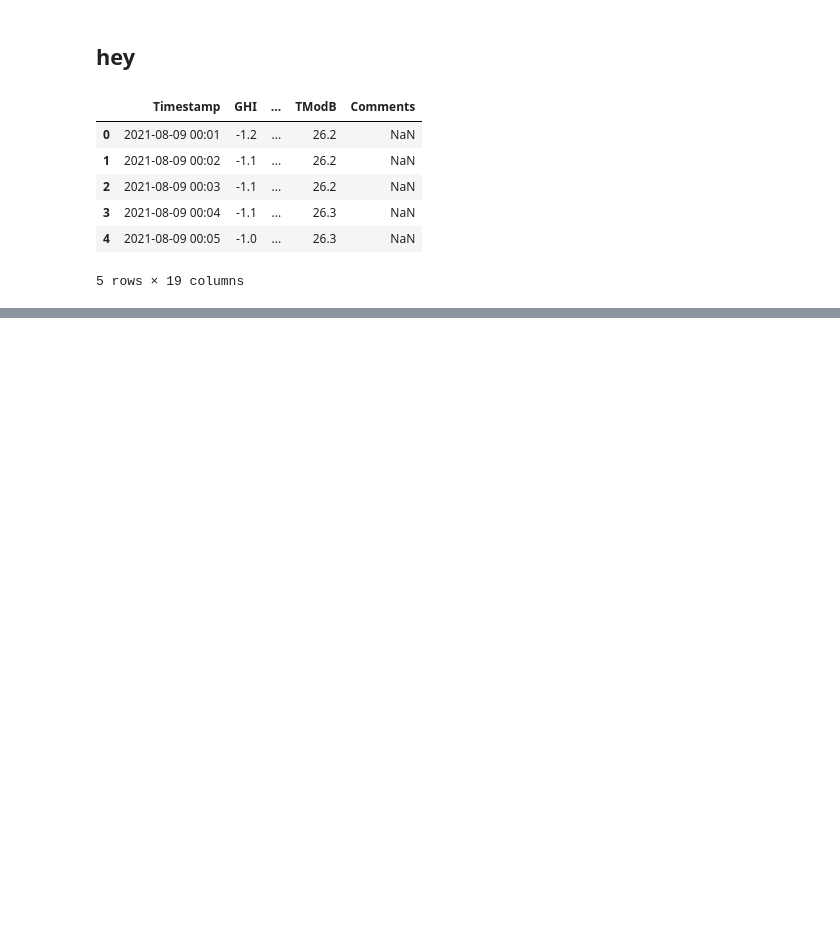
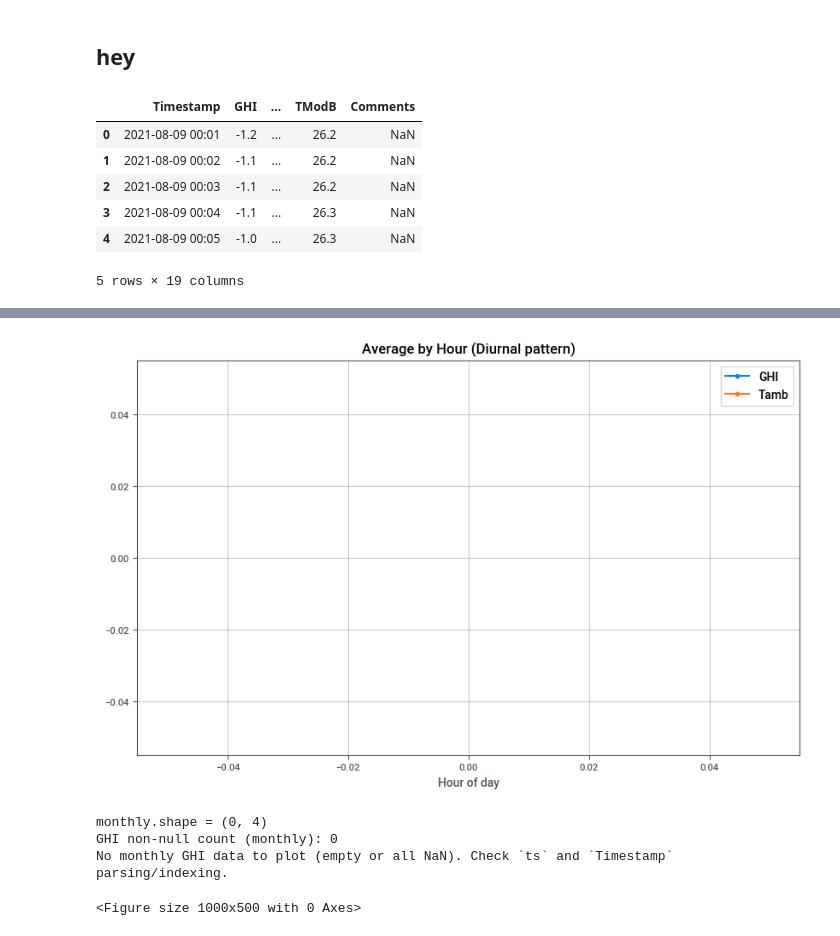
Before and after one commit to Lidiyafissha/solar-challenge-week1, a Jupyter notebook: notebook/benin_eda.ipynb, the cells around one changed output, grey strips where cells are left out. Drawn from its saved outputs; the diff is of its cells as text; code cells hidden in the pictures; blank space fills up the shorter version.

```diff
--- a/notebook/benin_eda.ipynb
+++ b/notebook/benin_eda.ipynb
@@ -19,0 +410,35 @@ df.head()
+# %%
+# average value for each hour of day — good to see diurnal pattern
+hourly = ts.groupby('hour')[['GHI','DNI','DHI','Tamb']].mean()
+plt.figure(figsize=(10,6))
+if 'GHI' in hourly.columns:
+    hourly['GHI'].plot(label='GHI', marker='o')
+if 'Tamb' in hourly.columns:
+    hourly['Tamb'].plot(label='Tamb', marker='o')
+plt.xlabel('Hour of day')
+plt.title('Average by Hour (Diurnal pattern)')
+plt.legend()
+plt.grid(alpha=0.3)
+plt.show()
+# %% [output]
+[figure, added]
+# %%
+monthly = ts.resample('M')[['GHI','DNI','DHI','Tamb']].mean()
+# Diagnostics: show shape and non-null counts to avoid plotting empty data
+print('monthly.shape =', monthly.shape)
+if 'GHI' in monthly.columns:
+    print('GHI non-null count (monthly):', monthly['GHI'].notna().sum())
+plt.figure(figsize=(10,5))
+# Only attempt to plot if there is at least one non-NaN value
+if 'GHI' in monthly.columns and monthly['GHI'].dropna().size > 0:
+    ax = monthly['GHI'].plot(marker='o')
+    ax.set_title('Monthly average GHI')
+    ax.set_ylabel('GHI (W/m²)')
+    plt.show()
+else:
+    print('No monthly GHI data to plot (empty or all NaN). Check `ts` and `Timestamp` parsing/indexing.')
+# %% [output]
+monthly.shape = (0, 4)
+GHI non-null count (monthly): 0
+No monthly GHI data to plot (empty or all NaN). Check `ts` and `Timestamp` parsing/indexing.
+<Figure size 1000x500 with 0 Axes>
```
Also changed, not shown: parts of 68 cells of this notebook, 1 other file.
